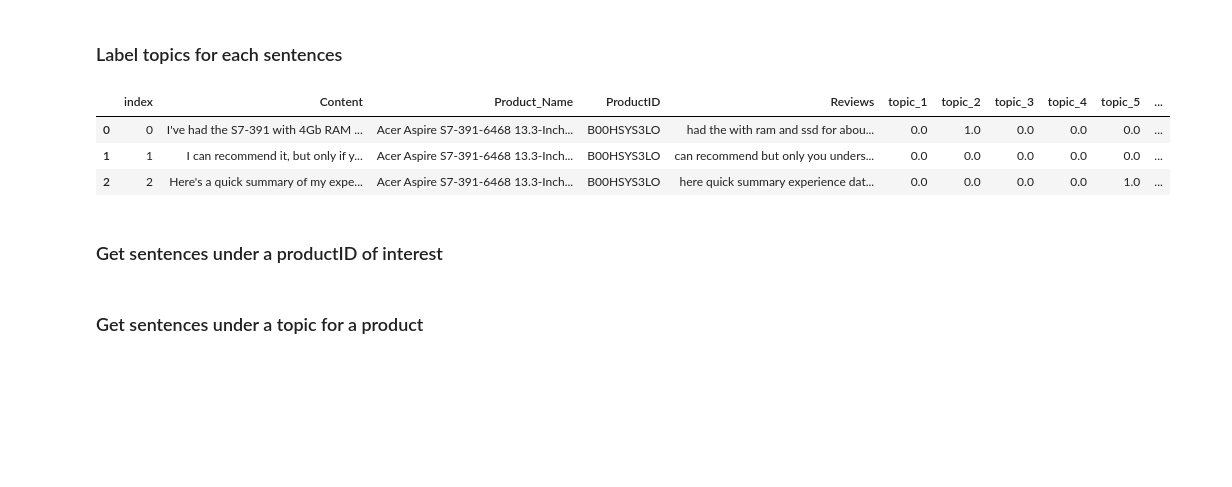
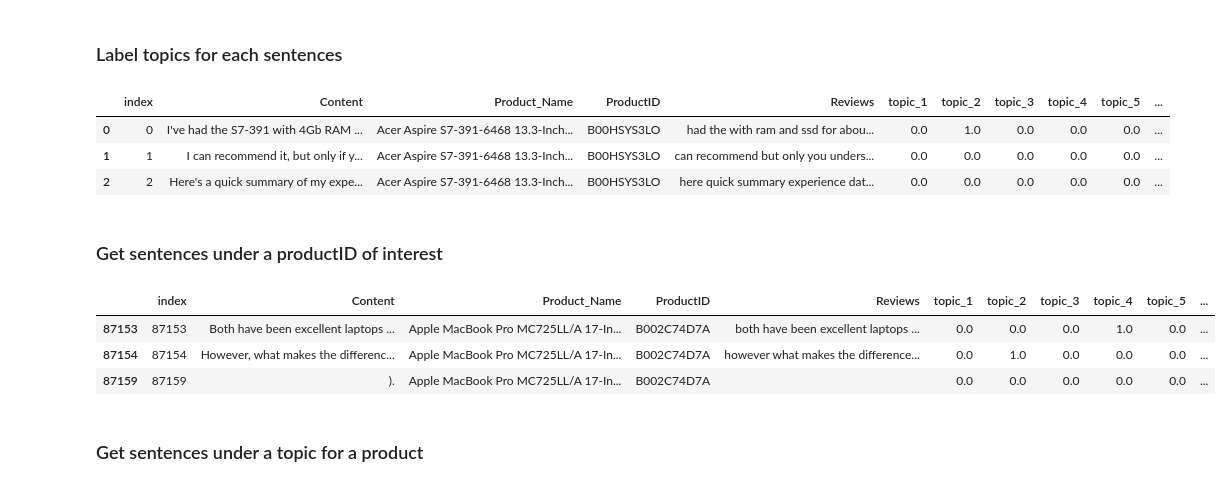
Before and after one commit to CJianYu98/Amazon_Reviews_Analysis, a Jupyter notebook: final_1.ipynb, the cells around one changed output. Drawn from its saved outputs; the diff is of its cells as text; code cells hidden in the pictures; blank space fills up the shorter version.

```diff
--- a/final_1.ipynb
+++ b/final_1.ipynb
@@ -457,10 +465,10 @@ plot_corex_total_correlation(model=anchored_topic_model)
 # %% [markdown]
 ### Label topics for each sentences
 # %%
-dominant_topics = corex_label_topics(df=df, model=anchored_topic_model, vecs=vecs, no_topics=10)
+dominant_topics = corex_label_topics(df=sent_df, model=anchored_topic_model, vecs=vecs, no_topics=9)
 dominant_topics.head(3)
 # %% [output]
 |  | index | Content | Product_Name | ProductID | Reviews | topic_1 | topic_2 | topic_3 | topic_4 | topic_5 | ... |
 | 0 | 0 | I've had the S7-391 with 4Gb RAM ... | Acer Aspire S7-391-6468 13.3-Inch... | B00HSYS3LO | had the with ram and ssd for abou... | 0.0 | 1.0 | 0.0 | 0.0 | 0.0 | ... |
 | 1 | 1 | I can recommend it, but only if y... | Acer Aspire S7-391-6468 13.3-Inch... | B00HSYS3LO | can recommend but only you unders... | 0.0 | 0.0 | 0.0 | 0.0 | 0.0 | ... |
-| 2 | 2 | Here's a quick summary of my expe... | Acer Aspire S7-391-6468 13.3-Inch... | B00HSYS3LO | here quick summary experience dat... | 0.0 | 0.0 | 0.0 | 0.0 | 1.0 | ... |
+| 2 | 2 | Here's a quick summary of my expe... | Acer Aspire S7-391-6468 13.3-Inch... | B00HSYS3LO | here quick summary experience dat... | 0.0 | 0.0 | 0.0 | 0.0 | 0.0 | ... |
@@ -471,2 +479,18 @@ product_reviews = dominant_topics[dominant_topics['ProductID'] == 'B002C74D7A']
+# %%
+product_reviews = dominant_topics[dominant_topics['ProductID'] == 'B002C74D7A']
+
+product_reviews_dropped = product_reviews.drop(product_reviews[product_reviews['topic_8'] == 1.0].index)
+product_reviews_dropped = product_reviews_dropped.drop(product_reviews_dropped[product_reviews_dropped['topic_9'] == 1.0].index)
+
+product_reviews_dropped['num_topics'] = product_reviews_dropped.iloc[:, 5:].sum(axis=1)
+product_reviews_dropped.head(3)
+product_reviews_dropped = product_reviews_dropped.drop(product_reviews_dropped[product_reviews_dropped['num_topics'] > 2.0].index)
+
+product_reviews_dropped.head(3)
+# %% [output]
+|  | index | Content | Product_Name | ProductID | Reviews | topic_1 | topic_2 | topic_3 | topic_4 | topic_5 | ... |
+| 87153 | 87153 | Both have been excellent laptops ... | Apple MacBook Pro MC725LL/A 17-In... | B002C74D7A | both have been excellent laptops ... | 0.0 | 0.0 | 0.0 | 1.0 | 0.0 | ... |
+| 87154 | 87154 | However, what makes the differenc... | Apple MacBook Pro MC725LL/A 17-In... | B002C74D7A | however what makes the difference... | 0.0 | 1.0 | 0.0 | 0.0 | 0.0 | ... |
+| 87159 | 87159 | ). | Apple MacBook Pro MC725LL/A 17-In... | B002C74D7A |  | 0.0 | 0.0 | 0.0 | 0.0 | 0.0 | ... |
 # %% [markdown]
 ### Get sentences under a topic for a product
```
Also changed, not shown: parts of 42 cells of this notebook, 3 other files.
